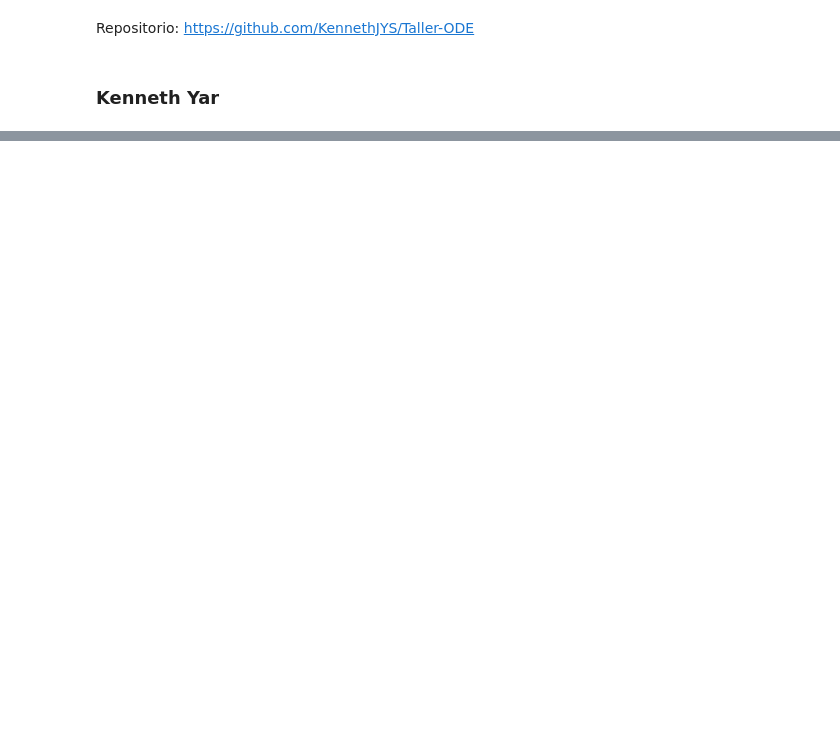
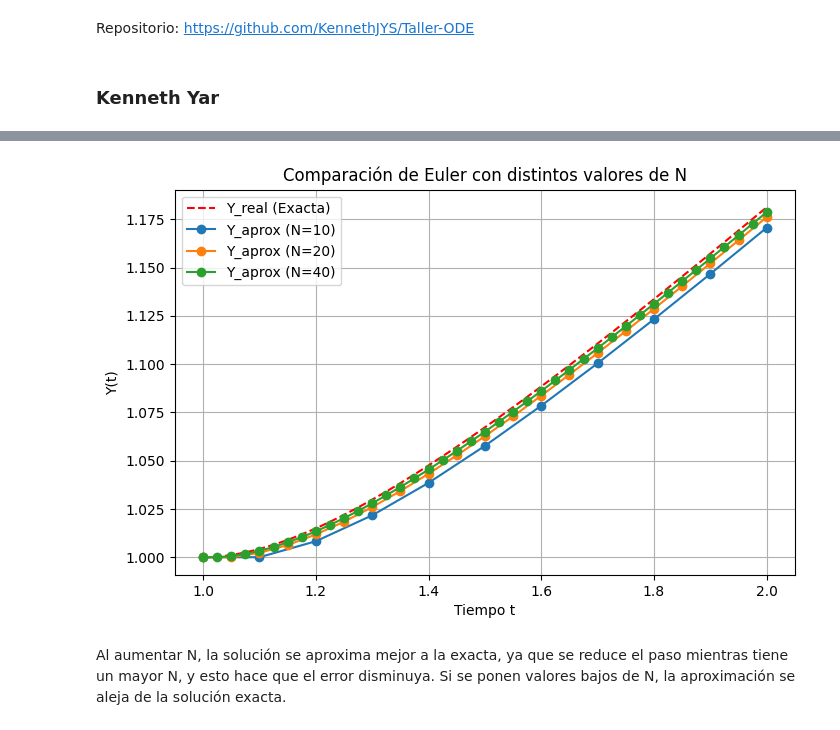
Before and after one commit to KennethJYS/Taller-ODE, a Jupyter notebook: Taller.ipynb, the cells around one changed output, grey strips where cells are left out. Cells and saved outputs as stored; diff of their text form; code cells hidden in the pictures; blank space fills up the shorter version.

```diff
--- a/Taller.ipynb
+++ b/Taller.ipynb
@@ -43,0 +64,29 @@ plt.show()
+# %%
+def f(t: float, y: float) -> float:
+    return (y/t) - (y/t)**2
+
+a = 1
+b = 2
+y_t0 = 1
+
+N_values = [10, 20, 40]
+
+t_exact = [a + i * (b - a) / 100 for i in range(101)]
+y_exact = [ti / (1 + math.log(ti)) for ti in t_exact]
+plt.figure(figsize=(8, 5))
+plt.plot(t_exact, y_exact, label="Y_real (Exacta)", linestyle="dashed", color="red")
+
+for N in N_values:
+    y_aprox, t, _ = ODE_euler(a=a, b=b, f=f, y_t0=y_t0, N=N)
+    plt.plot(t, y_aprox, marker="o", label=f"Y_aprox (N={N})")
+
+plt.xlabel("Tiempo t")
+plt.ylabel("Y(t)")
+plt.title("Comparación de Euler con distintos valores de N")
+plt.legend()
+plt.grid(True)
+plt.show()
+# %% [output]
+[figure, added]
+# %% [markdown]
+Al aumentar N, la solución se aproxima mejor a la exacta, ya que se reduce el paso mientras tiene un mayor N, y esto hace que el error disminuya. Si se ponen valores bajos de N, la aproximación se aleja de la solución exacta.
```
Also changed, not shown: parts of 7 cells of this notebook.
